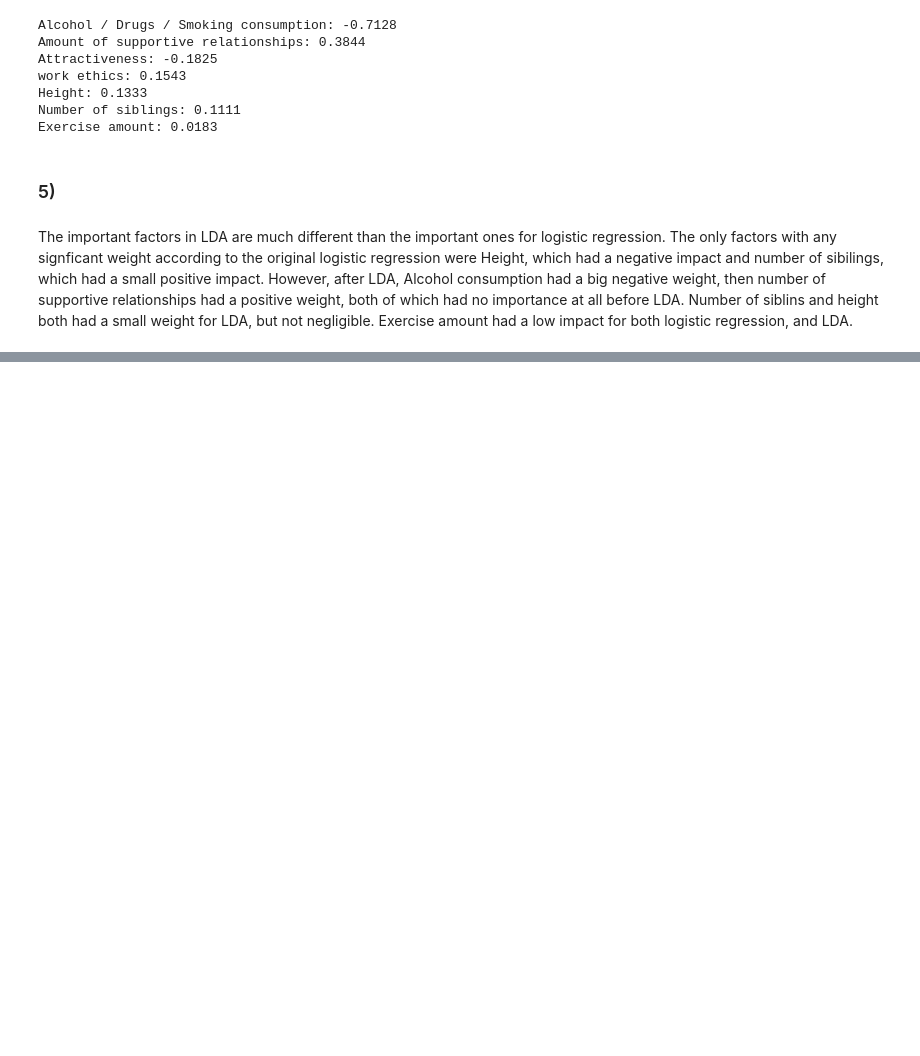
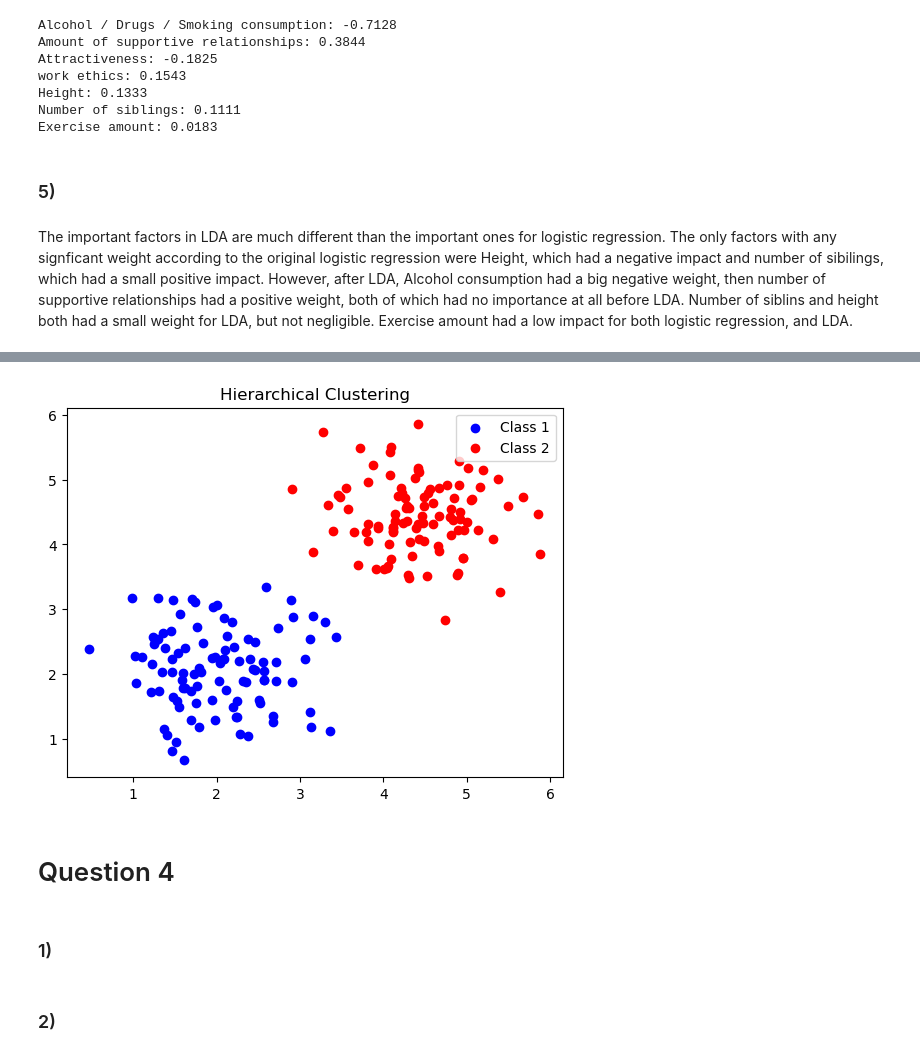
Before and after one commit to kennethaldridge/DS4400-HW, a Jupyter notebook: coding_final_exam/ds4400_final_exam.ipynb, the cells around one changed output, grey strips where cells are left out. Drawn from its saved outputs; the diff is of its cells as text; code cells hidden in the pictures; blank space fills up the shorter version.

Commit message:
final exam question 5

```diff
--- a/coding_final_exam/ds4400_final_exam.ipynb
+++ b/coding_final_exam/ds4400_final_exam.ipynb
@@ -378,0 +497,14 @@ The important factors in LDA are much different than the important ones for logi
+# %%
+hier_clust1 = hier_clusters[0]
+hier_clust2 = hier_clusters[1]
+
+plt.scatter(hier_clust1[:, 0], hier_clust1[:, 1], color='blue', label='Class 1')
+plt.scatter(hier_clust2[:, 0], hier_clust2[:, 1], color='red', label='Class 2')
+
+plt.legend()
+plt.title('Hierarchical Clustering')
+plt.show()
+# %% [output]
+[figure, added]
+# %% [markdown]
+# Question 4
@@ -378,0 +513,2 @@ The important factors in LDA are much different than the important ones for logi
+# %% [markdown]
+### 1)
@@ -378,0 +524,2 @@ The important factors in LDA are much different than the important ones for logi
+# %% [markdown]
+### 2)
```
Also changed, not shown: parts of 28 cells of this notebook, 11 other files.
